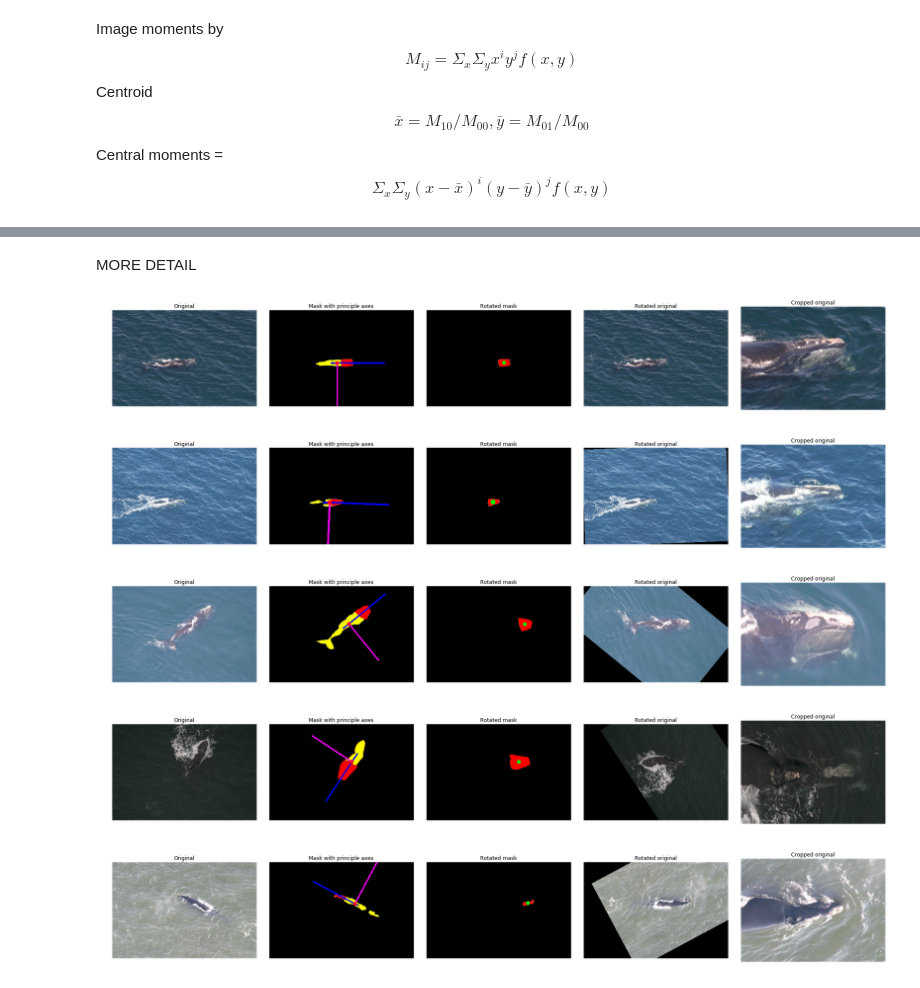
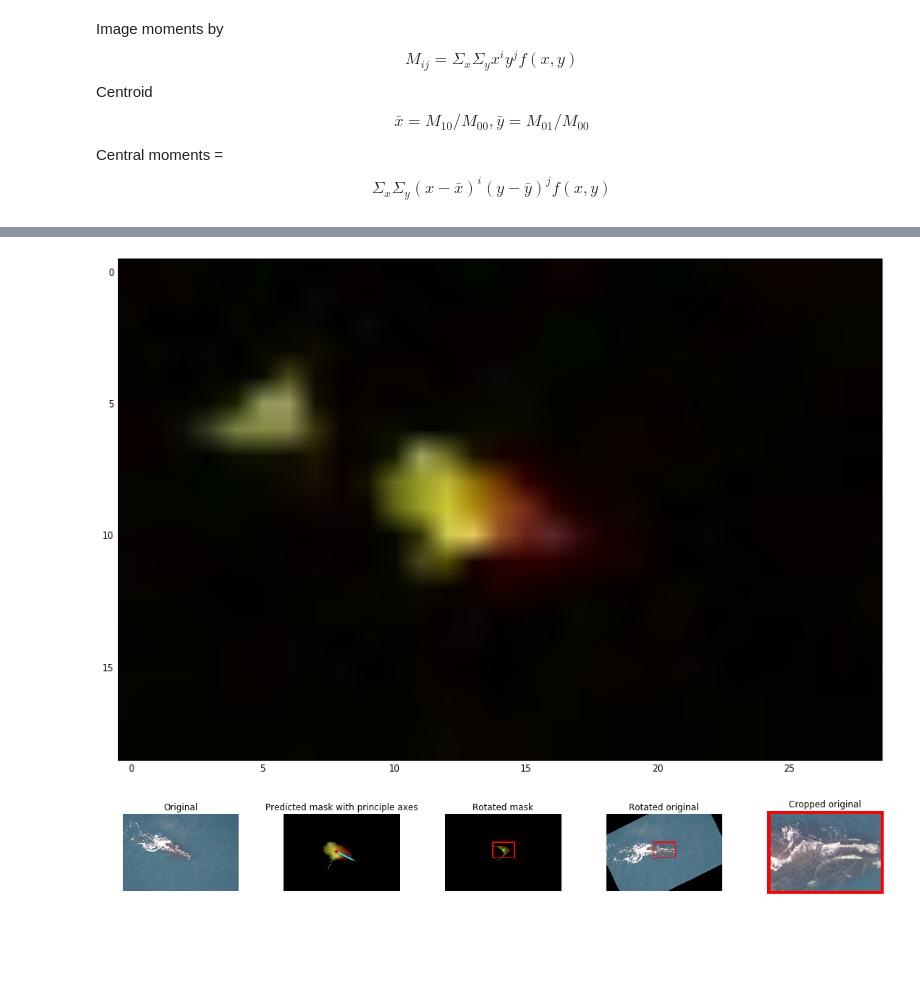
Before and after one commit to mattdns1006/Misc, a Jupyter notebook: pcaRotate/pcaRotate.ipynb, the cells around one changed output, grey strips where cells are left out. Cells and saved outputs as stored; diff of their text form; code cells hidden in the pictures; blank space fills up the shorter version.

```diff
--- a/pcaRotate/pcaRotate.ipynb
+++ b/pcaRotate/pcaRotate.ipynb
@@ -7,24 +7,15 @@ import matplotlib.pyplot as plt
 %matplotlib inline
 import glob
 from pylab import rcParams
-rcParams['figure.figsize'] = 25, 15
+rcParams['figure.figsize'] = 15, 10
 from scipy.ndimage import measurements
 import matplotlib.cm as cm
 from pcaRotate import *
-imgPaths = glob.glob("/home/msmith/kaggle/whale/imgs/*/l_*")
+import sys
+sys.path.append("../py/")
+from fitEllipse import fitEllipse
 # %% [markdown]
 Image moments by $$M_{ij} = \Sigma_x \Sigma_y x^{i} y^{j} f(x,y)$$
 Centroid $$\bar{x} = M_{10}/M_{00}, \bar{y} = M_{01}/M_{00}$$
 
 Central moments = $$ \Sigma_x \Sigma_y (x-\bar{x})^{i} (y-\bar{y})^{j} f(x,y) $$
-# %%
-for i in np.random.permutation(len(imgPaths))[:1]:
-    imPath = imgPaths[i]
-    orig = cv2.imread(imPath.replace("l_","w1_"))[:,:,::-1]
-    mask = cv2.imread(imPath)[:,:,::-1]
-    h = main(orig,mask,outputSize=(300,200))
-    plt.subplot(121)
-    plt.imshow(np.hstack((orig,mask)))
-    plt.subplot(122)
-    plt.imshow(h)
-    plt.show()
@@ -33,5 +22,5 @@ for i in np.random.permutation(len(imgPaths))[:1]:
-# %% [markdown]
-MORE DETAIL
+# %%
+imgPaths = glob.glob("/home/msmith/kaggle/whale/imgs/test/m1_6869.jpg")
 # %%
 def example_plot(ax, img, name,fontsize=12):
     ax.imshow(img)
@@ -39,18 +28,28 @@ def example_plot(ax, img, name,fontsize=12):
     ax.set_title(name, fontsize=fontsize)
     ax.axis('off')
 
+def show(im):
+    plt.imshow(im)
+    plt.show()
 name = 0
-for i in np.random.permutation(len(imgPaths))[:5]:
+for i in range(len(imgPaths)):
 
     imPath = imgPaths[i]
 
-    orig = cv2.imread(imPath.replace("l_","w1_"))[:,:,::-1]
-    mask = cv2.imread(imPath)[:,:,::-1]
+    orig = cv2.imread(imPath.replace("m1_","w1_"))[:,:,::-1]
+    mask = cv2.imread(imPath.replace("m1_","m1_"))[:,:,::-1]
+    maskOrig = mask.copy()
+
+    plt.imshow(mask)
+    plt.show()
+    h,w,c = orig.shape
+    mask = cv2.resize(mask,(w,h),interpolation=cv2.INTER_LINEAR)
     h,w,c = mask.shape
     channel = 0 #Red
 
     # Call fns
-    mask = getRedYellow(mask)
+    mask = getRedYellow(mask,(50,50,200))
+    mask = fitEllipse(mask,10,250)
     centroidR, covR = getImgMoments(mask,0)
     centroidG, covG = getImgMoments(mask,1)
     e1,e2 = evs = getEigenVectors(centroid1=centroidG,centroid2=centroidR,cov=covR)
@@ -58,45 +57,58 @@ for i in np.random.permutation(len(imgPaths))[:5]:
     rotOrig = orig.copy()
     rotMask = mask.copy()
     rotOrig, rotMask = rotate(rotOrig,rotMask,evs,centroidR)
-    rotMask = getRed(rotMask)
+    rotMask = getRed(rotMask,(100,100,200))
+
+    im = rotMask[:,:,0]
+    ret,im = cv2.threshold(im,5,255,0)
+    contours, _ = cv2.findContours(im, cv2.RETR_LIST, cv2.CHAIN_APPROX_SIMPLE)
+    contourAreas = [cv2.contourArea(x) for x in contours]
+    argMaxContourAreas = contourAreas.index(max(contourAreas))
+
+    rect = cv2.boundingRect(contours[argMaxContourAreas])
+    x,y,w,h = rect
+
+    # Keep aspect ratio the same - do not want to stretch whales
+    ar = 16/9.0
+    w = int(h*ar)
 
     centroidRotRed, _ = getImgMoments(rotMask,0) #Redo centroid to crop head
     w = np.array([280,200])
     topLeft = centroidRotRed - w
     bottomRight = centroidRotRed + w
     croppedHead = rotOrig[topLeft[1]:bottomRight[1],topLeft[0]:bottomRight[0]]
+    cv2.rectangle(rotMask,(topLeft[0],topLeft[1]),(bottomRight[0],bottomRight[1]),(255,0,0),30)
+    cv2.rectangle(rotOrig,(topLeft[0],topLeft[1]),(bottomRight[0],bottomRight[1]),(255,0,0),30)
+    #croppedHead = rotOrig[y:y+h,x:x+w]
 
     # For display
-    arroLen = 1000
+    arroLen = 500
     arrowToE1 = tuple((centroidR + (e1)*arroLen).astype(np.uint16))
     arrowToE2 = tuple((centroidR + (e2)*arroLen).astype(np.uint16))
     centroidRT = totuple(centroidR)
     centroidGT = totuple(centroidG)
     centroidRotRedT = totuple(centroidRotRed)
 
     dis = mask.copy()
-    cv2.line(dis,centroidRT,arrowToE1,(0,0,255),30)
-    cv2.line(dis,centroidRT,arrowToE2,(255,0,255),30)
+    cv2.line(dis,centroidRT,arrowToE1,(0,255,255),30)
+    cv2.line(dis,centroidRT,arrowToE2,(0,255,255),10)
     cv2.line(dis,centroidGT,centroidRT,(0,0,255),30)
     cv2.circle(dis,centroidRT,40,(255,0,50),-1,lineType=8)
     cv2.circle(rotMask,centroidRotRedT,40,(0,255,0),-1)
 
     #plt.title(imPath)
     plt.close('all')
     fig, (ax1, ax2, ax3, ax4, ax5) = plt.subplots(nrows=1, ncols=5)
     fs = 12
     example_plot(ax1, orig, name = "Original", fontsize=fs)
-    example_plot(ax2, dis, name = "Mask with principle axes",fontsize=fs)
+    example_plot(ax2, dis, name = "Predicted mask with principle axes",fontsize=fs)
     example_plot(ax3, rotMask, name = "Rotated mask",fontsize=fs)
     example_plot(ax4, rotOrig, name = "Rotated original",fontsize=fs)
     example_plot(ax5, croppedHead, name = "Cropped original",fontsize=fs)
     plt.tight_layout(pad=0.01, w_pad=0.01, h_pad=0.01)
     plt.savefig("example_"+str(name)+".png", bbox_inches='tight')
     plt.show()
     name += 1
 # %% [output]
-[figure, old version]
+[figure, new version]
-[figure, old version]
+[figure, new version]
-[figure, removed]
-[figure, removed]
-[figure, removed]
```
Also changed, not shown: parts of 1 cell of this notebook, 1 other file.
